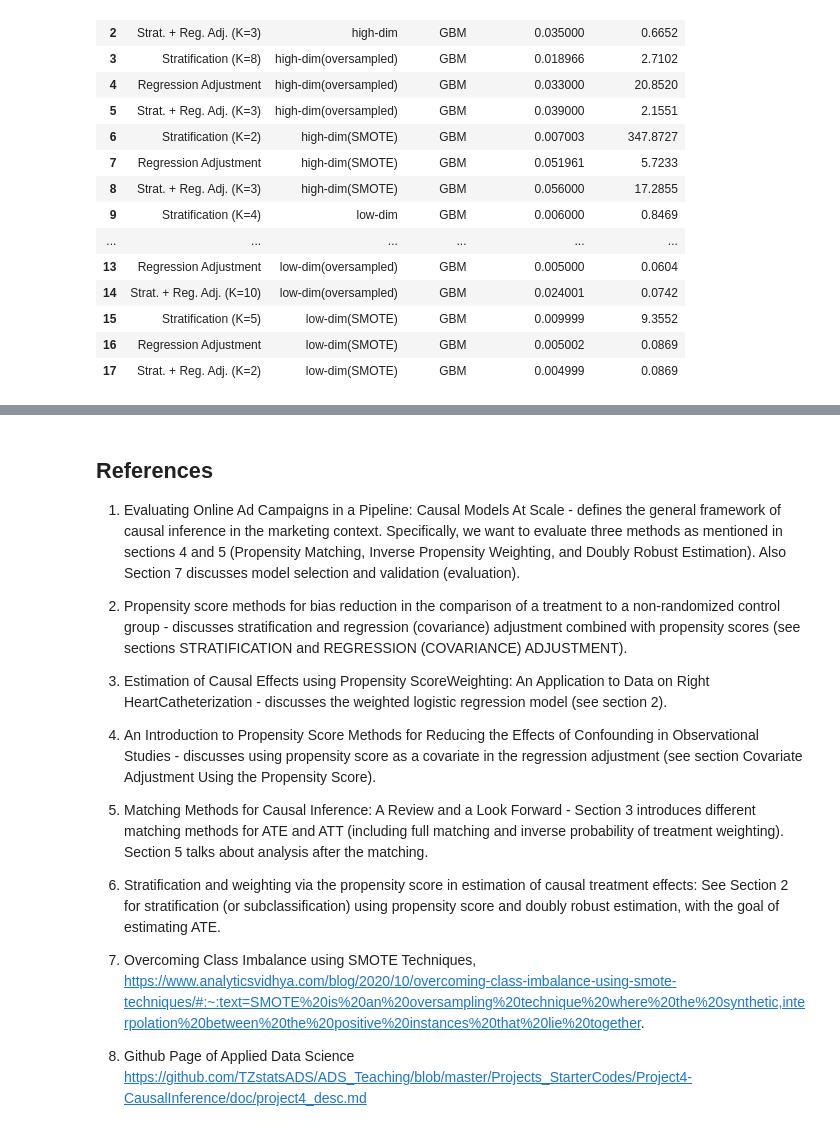
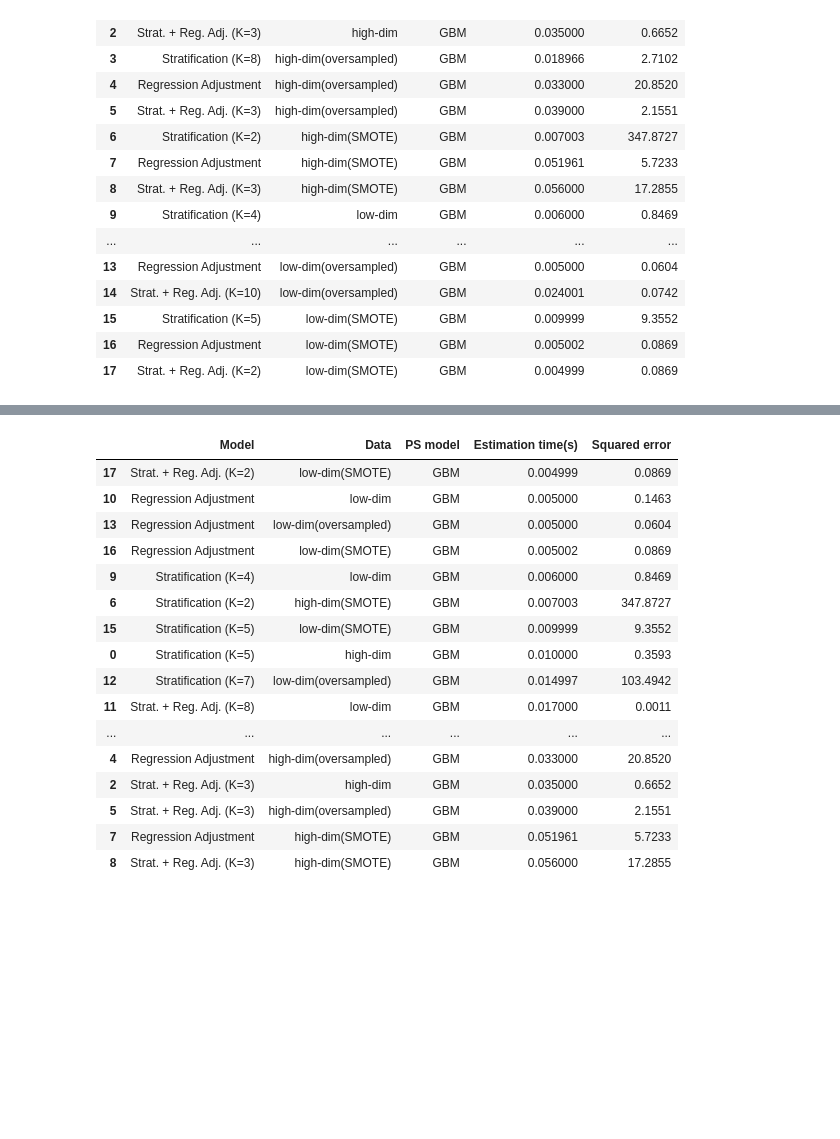
Before and after one commit to TZstatsADS/Spring2021-Project4-group2, a Jupyter notebook: doc/summary3.ipynb, the cells around one changed output, grey strips where cells are left out. Drawn from its saved outputs; the diff is of its cells as text; code cells hidden in the pictures; blank space fills up the shorter version.

```diff
--- a/doc/summary3.ipynb
+++ b/doc/summary3.ipynb
@@ -769,19 +794,21 @@ summary
-# %% [markdown]
-## References
-
-
-1. Evaluating Online Ad Campaigns in a Pipeline: Causal Models At Scale - defines the general framework of causal inference in the marketing context. Specifically, we want to evaluate three methods as mentioned in sections 4 and 5 (Propensity Matching, Inverse Propensity Weighting, and Doubly Robust Estimation). Also Section 7 discusses model selection and validation (evaluation).
-
-2. Propensity score methods for bias reduction in the comparison of a treatment to a non-randomized control group - discusses stratification and regression (covariance) adjustment combined with propensity scores (see sections STRATIFICATION and REGRESSION (COVARIANCE) ADJUSTMENT).
-
-3. Estimation of Causal Effects using Propensity ScoreWeighting: An Application to Data on Right HeartCatheterization - discusses the weighted logistic regression model (see section 2).
-
-4. An Introduction to Propensity Score Methods for Reducing the Effects of Confounding in Observational Studies - discusses using propensity score as a covariate in the regression adjustment (see section Covariate Adjustment Using the Propensity Score).
-
-5. Matching Methods for Causal Inference: A Review and a Look Forward - Section 3 introduces different matching methods for ATE and ATT (including full matching and inverse probability of treatment weighting). Section 5 talks about analysis after the matching.
-
-6. Stratification and weighting via the propensity score in estimation of causal treatment effects: See Section 2 for stratification (or subclassification) using propensity score and doubly robust estimation, with the goal of estimating ATE.
-
-7. Overcoming Class Imbalance using SMOTE Techniques, https://www.analyticsvidhya.com/blog/2020/10/overcoming-class-imbalance-using-smote-techniques/#:~:text=SMOTE%20is%20an%20oversampling%20technique%20where%20the%20synthetic,interpolation%20between%20the%20positive%20instances%20that%20lie%20together.
-
-8. Github Page of Applied Data Science https://github.com/TZstatsADS/ADS_Teaching/blob/master/Projects_StarterCodes/Project4-CausalInference/doc/project4_desc.md
+# %%
+# Sort by time complexity
+summary.sort_values(by=['Estimation time(s)'])
+# %% [output]
+|  | Model | Data | PS model | Estimation time(s) | Squared error |
+| 17 | Strat. + Reg. Adj. (K=2) | low-dim(SMOTE) | GBM | 0.004999 | 0.0869 |
+| 10 | Regression Adjustment | low-dim | GBM | 0.005000 | 0.1463 |
+| 13 | Regression Adjustment | low-dim(oversampled) | GBM | 0.005000 | 0.0604 |
+| 16 | Regression Adjustment | low-dim(SMOTE) | GBM | 0.005002 | 0.0869 |
+| 9 | Stratification (K=4) | low-dim | GBM | 0.006000 | 0.8469 |
+| 6 | Stratification (K=2) | high-dim(SMOTE) | GBM | 0.007003 | 347.8727 |
+| 15 | Stratification (K=5) | low-dim(SMOTE) | GBM | 0.009999 | 9.3552 |
+| 0 | Stratification (K=5) | high-dim | GBM | 0.010000 | 0.3593 |
+| 12 | Stratification (K=7) | low-dim(oversampled) | GBM | 0.014997 | 103.4942 |
+| 11 | Strat. + Reg. Adj. (K=8) | low-dim | GBM | 0.017000 | 0.0011 |
+| ... | ... | ... | ... | ... | ... |
+| 4 | Regression Adjustment | high-dim(oversampled) | GBM | 0.033000 | 20.8520 |
+| 2 | Strat. + Reg. Adj. (K=3) | high-dim | GBM | 0.035000 | 0.6652 |
+| 5 | Strat. + Reg. Adj. (K=3) | high-dim(oversampled) | GBM | 0.039000 | 2.1551 |
+| 7 | Regression Adjustment | high-dim(SMOTE) | GBM | 0.051961 | 5.7233 |
+| 8 | Strat. + Reg. Adj. (K=3) | high-dim(SMOTE) | GBM | 0.056000 | 17.2855 |
```
Also changed, not shown: parts of 5 cells of this notebook, 1 other file.
